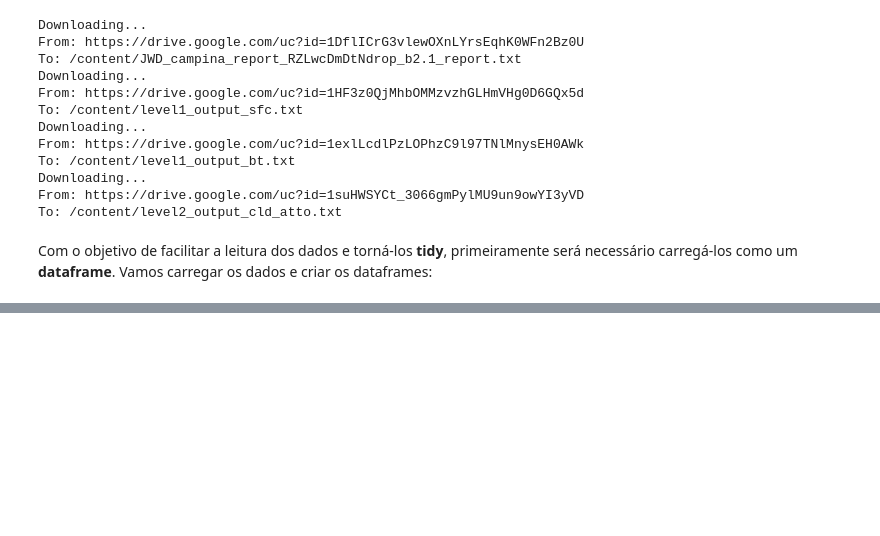
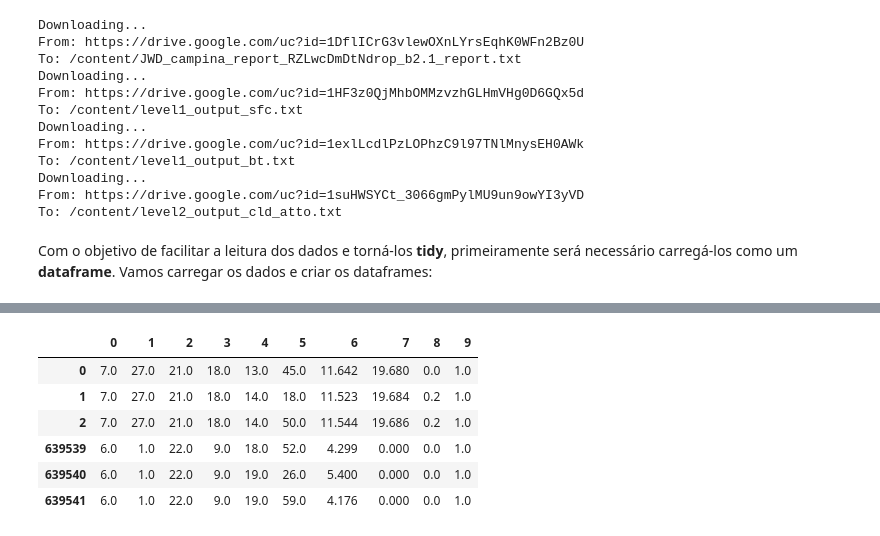
Before and after one commit to lourencocavalcante/Introduction-to-Data-Science, a Jupyter notebook: CAP394_2022_Fase1_Pre_Processando.ipynb, the cells around one changed output, grey strips where cells are left out. Cells and saved outputs as stored; diff of their text form; code cells hidden in the pictures; blank space fills up the shorter version.

```diff
--- a/CAP394_2022_Fase1_Pre_Processando.ipynb
+++ b/CAP394_2022_Fase1_Pre_Processando.ipynb
@@ -93,0 +173,11 @@ df_mp3000A_3 = pd.read_table('./level2_output_cld_atto.txt',header=None,delim_wh
+# %%
+#Visualização das primeiras 3 linhas e últimas 3 linhas
+df_mp3000A_3.head(n=3).append(df_mp3000A_3.tail(n=3))
+# %% [output]
+|  | 0 | 1 | 2 | 3 | 4 | 5 | 6 | 7 | 8 | 9 |
+| 0 | 7.0 | 27.0 | 21.0 | 18.0 | 13.0 | 45.0 | 11.642 | 19.680 | 0.0 | 1.0 |
+| 1 | 7.0 | 27.0 | 21.0 | 18.0 | 14.0 | 18.0 | 11.523 | 19.684 | 0.2 | 1.0 |
+| 2 | 7.0 | 27.0 | 21.0 | 18.0 | 14.0 | 50.0 | 11.544 | 19.686 | 0.2 | 1.0 |
+| 639539 | 6.0 | 1.0 | 22.0 | 9.0 | 18.0 | 52.0 | 4.299 | 0.000 | 0.0 | 1.0 |
+| 639540 | 6.0 | 1.0 | 22.0 | 9.0 | 19.0 | 26.0 | 5.400 | 0.000 | 0.0 | 1.0 |
+| 639541 | 6.0 | 1.0 | 22.0 | 9.0 | 19.0 | 59.0 | 4.176 | 0.000 | 0.0 | 1.0 |
```
Also changed, not shown: parts of 11 cells of this notebook.
